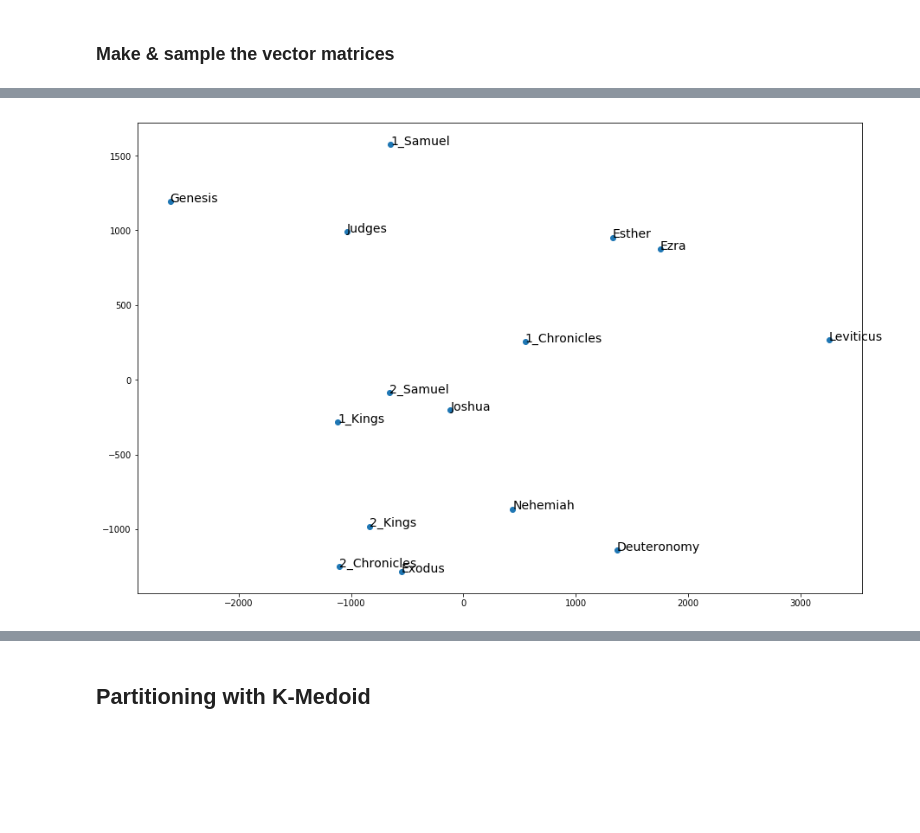
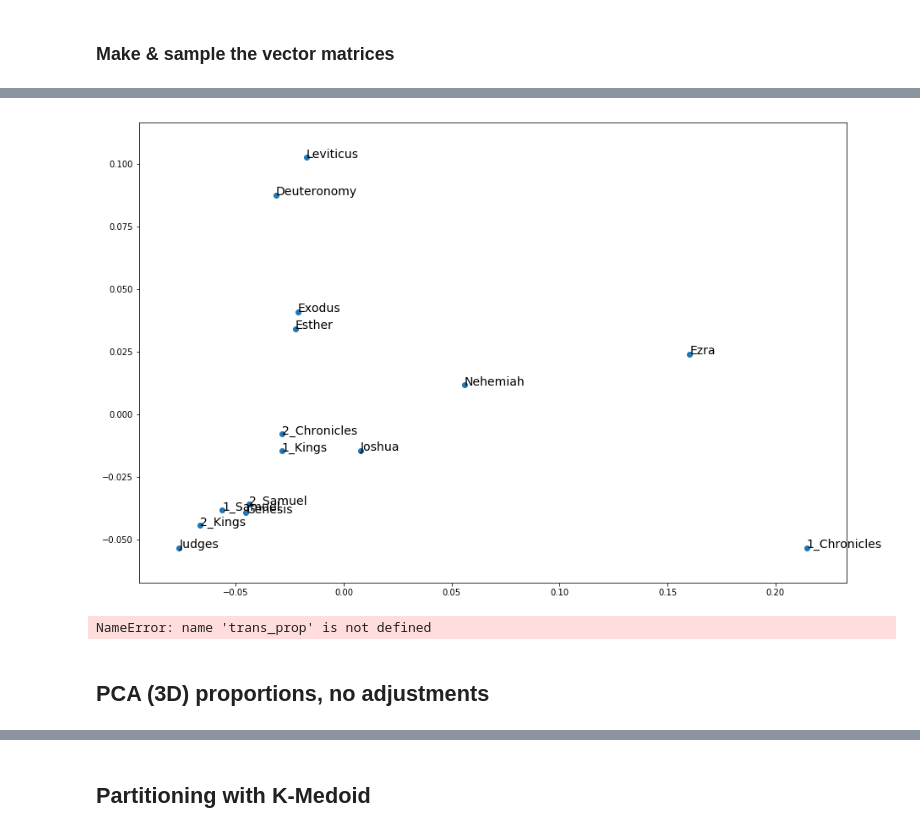
Before and after one commit to ETCBC/Probabilistic_Language_Change, a Jupyter notebook: cody_NB/pca_and_partitioning.ipynb, the cells around one changed output, grey strips where cells are left out. Saved outputs shown, nothing was run; the diff lists cells and outputs as text; code cells hidden in the pictures; blank space fills up the shorter version.

```diff
--- a/cody_NB/pca_and_partitioning.ipynb
+++ b/cody_NB/pca_and_partitioning.ipynb
@@ -12,6 +12,7 @@ import numpy as np
 import pandas as pd
 import matplotlib.pyplot as plt
 import matplotlib.cm as cm
+from mpl_toolkits.mplot3d import Axes3D
 from sklearn.decomposition import PCA
 from sklearn.metrics.pairwise import pairwise_distances
 from sklearn.metrics import silhouette_samples, silhouette_score
@@ -54,6 +55,10 @@ def make_transitions(feature_dict):
             state1 = transitions[i]
             state2 = transitions[i+1]
             transition_string = state1 + '->' + state2
+
+            if transition_string == 'Clause_End->Clause_Begin': # ignore clause_begin to end transition pairs
+                continue
+
             transition_pairs[bookname][transition_string] += 1
 
         # create the dataframes
@@ -118,7 +123,7 @@ def plot_silhouettes(data_vectors, range_n_clusters, scatter=False, randomstate=
     for n_clusters in range_n_clusters:
 
         # use method to make the clusters
-        medoids, clusters = kmedoids.kMedoids(pairwise_dists, n_clusters, state=randomstate)
+        medoids, clusters = kmedoids.kMedoids(pairwise_dists, n_clusters)
 
         # make cluster labels with index corresponding to target word cluster
         cluster_labels = sorted((i, group) for group in clusters # sort groups by index
@@ -251,0 +244,13 @@ trans_prop.head(5) # sample proportion matrix
+# %%
+pf_trans_count, pf_trans_prop = make_transitions(heb_data['phrase_functions']) # phrase function matrices
+pt_trans_count, pt_trans_prop = make_transitions(heb_data['phrase_types']) # phrase type matrices
+pos_trans_count, pos_trans_prop = make_transitions(heb_data['word_pos']) # word pos matrices
+ct_trans_count, ct_trans_prop = make_transitions(heb_data['clause_types']) # word pos matrices
+
+features_prop = pf_trans_prop.append(pt_trans_prop).append(pos_trans_prop).append(ct_trans_prop)
+# features_prop = .append(pt_trans_prop)
+# features_prop.append(pos_trans_prop)
+# features_prop.append(ct_trans_prop)
+
+
+features_prop.head(5) # sample proportion matrix
@@ -278,5 +316,0 @@ pca = PCA(n_components=2)
-# %%
-test_ll = apply_loglikelihood(trans_count) / 10000 # division to make numbers more managable
-pca_ll = pca.fit_transform(test_ll.T.values) # PCA happens here
-
-test_ll.head(5)
@@ -290,13 +317,28 @@ test_ll.head(5)
+# %%
+pca_prop = pca.fit_transform(features_prop.T.values) # PCA happens here
+
+# create a scatter plot of the projection
+plt.figure(1, figsize=(15, 10))
+plt.scatter(pca_prop[:, 0], pca_prop[:, 1])
+
+# annotate
+books = features_prop.columns
+for i, book in enumerate(books):
+    plt.annotate(book, xy=(pca_prop[i, 0], pca_prop[i, 1]), fontsize=14)
+# %% [output]
+[figure, added]
 # %%
+pca_prop = pca.fit_transform(trans_prop.T.values) # PCA happens here
+
 # create a scatter plot of the projection
 plt.figure(1, figsize=(15, 10))
-plt.scatter(pca_ll[:, 0], pca_ll[:, 1])
-
-#plt.axis([-30, 30, -50, 100])
+plt.scatter(pca_prop[:, 0], pca_prop[:, 1])
 
 # annotate
 books = test_ll.columns
 for i, book in enumerate(books):
-    plt.annotate(book, xy=(pca_ll[i, 0], pca_ll[i, 1]), fontsize=14)
+    plt.annotate(book, xy=(pca_prop[i, 0], pca_prop[i, 1]), fontsize=14)
 # %% [output]
-[figure, removed]
+NameError: name 'trans_prop' is not defined
+# %% [markdown]
+## PCA (3D) proportions, no adjustments
```
Also changed, not shown: parts of 17 cells of this notebook.
